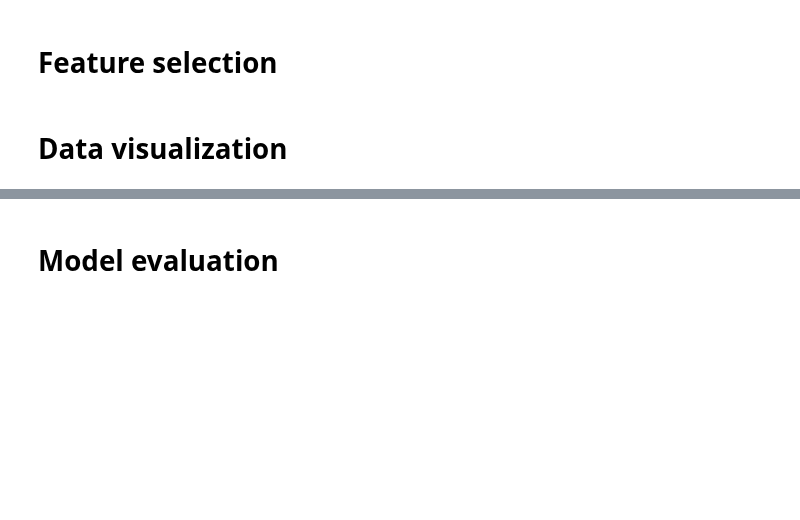
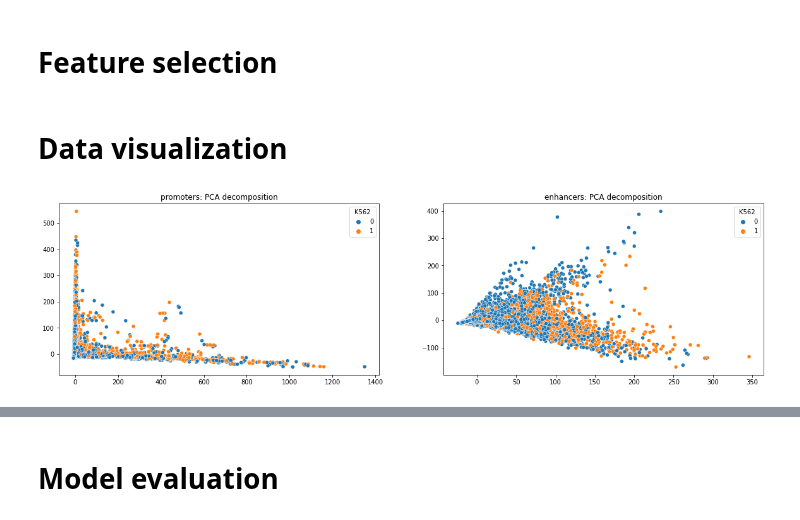
Before and after one commit to Stefano-t/multimodal-k562-cell-line-prediction, a Jupyter notebook: k562_prediction.ipynb, the cells around one changed output, grey strips where cells are left out. Cells and saved outputs as stored; diff of their text form; code cells hidden in the pictures; blank space fills up the shorter version.

```diff
--- a/k562_prediction.ipynb
+++ b/k562_prediction.ipynb
@@ -642,32 +636,35 @@ def tsne_decomposition(X:np.ndarray,
     ).fit_transform(X)
 # %%
 _, axs = plt.subplots(
-    nrows=2,
+    nrows=1,
     ncols=2,
-    figsize=(10, 10)
+    figsize=(20, 5)
 )
 
+# PCA decomposition
 for i, (region, X) in enumerate(epigenomes.items()):
     pca_dec = pca_decomposition(X.values)
-    tsne_dec = tsne_decomposition(
-        X.values,
-        perplexity=30,
-        task=region,
-        dimensionality_threshold=50,
-    )
+#    tsne_dec = tsne_decomposition(
+#        X.values,
+#        perplexity=30,
+#        task=region,
+#        dimensionality_threshold=50,
+#    )
 
     ax = sbn.scatterplot(
         x=pca_dec.T[0],
         y=pca_dec.T[1],
         hue=labels[region][cell_line],
-        ax=axs[i][0]
+        ax=axs[i]
     )
     ax.set_title(f"{region}: PCA decomposition")
 
-    ax = sbn.scatterplot(
-        x=tsne_dec.T[0],
-        y=tsne_dec.T[1],
-        hue=labels[region][cell_line],
-        ax=axs[i][1]
-    )
-    ax.set_title(f"{region}: TSNE decomposition")
+    # ax = sbn.scatterplot(
+    #     x=tsne_dec.T[0],
+    #     y=tsne_dec.T[1],
+    #     hue=labels[region][cell_line],
+    #     ax=axs[i][1]
+    # )
+    # ax.set_title(f"{region}: TSNE decomposition")
+# %% [output]
+[figure, added]
```
Also changed, not shown: parts of 4 cells of this notebook, 3 other files.
